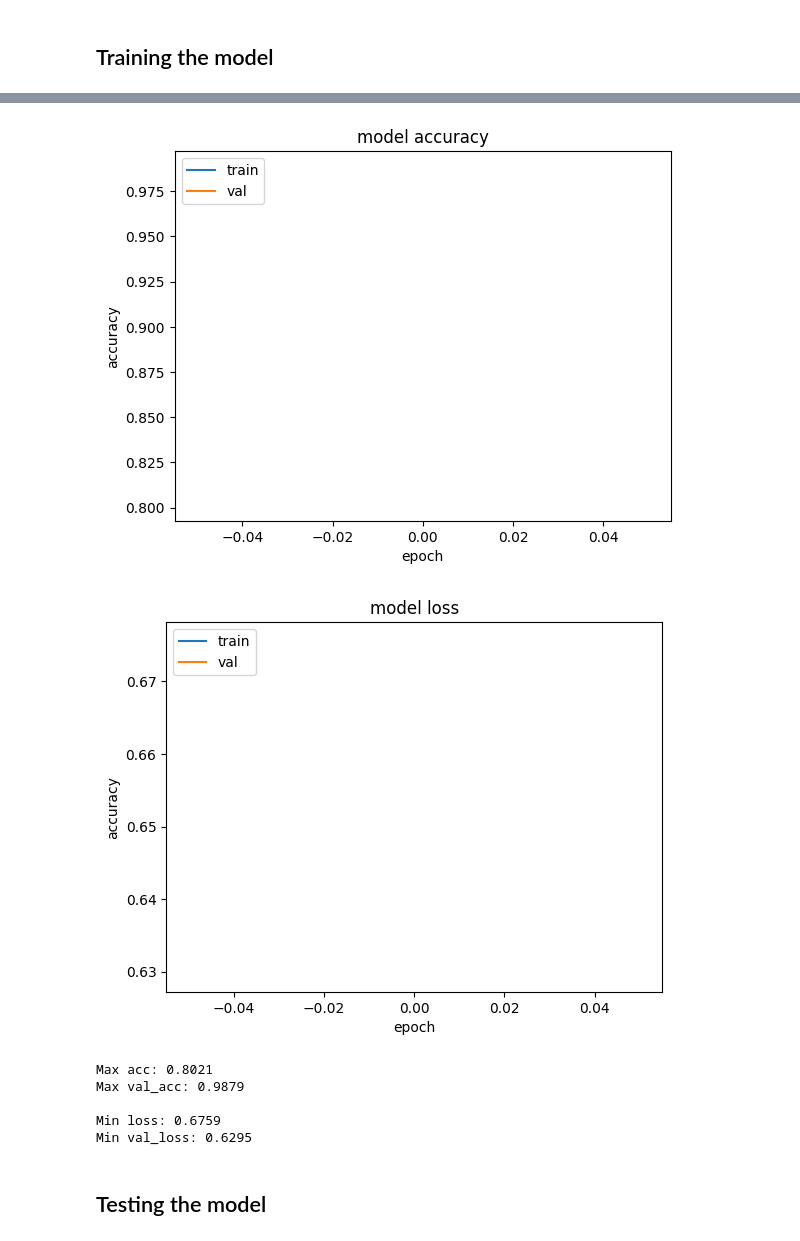
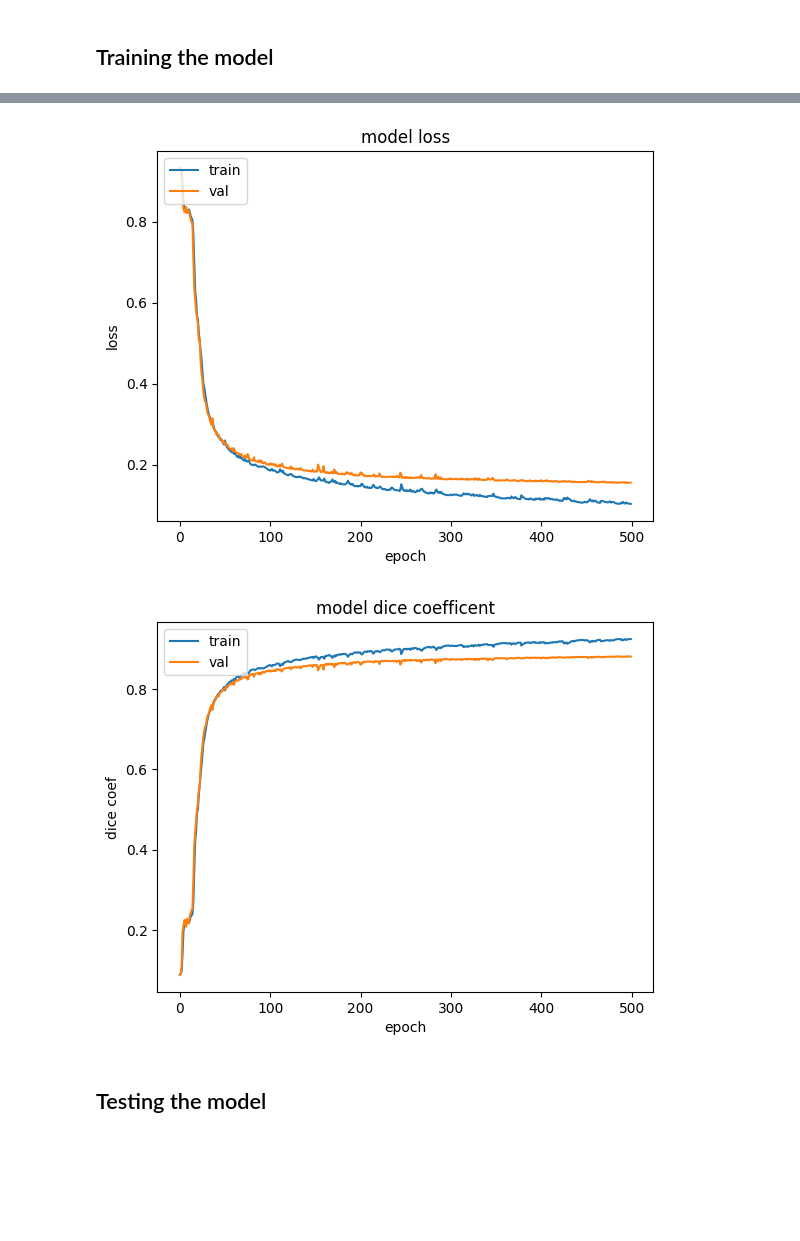
Before and after one commit to chloegroff/masters-code, a Jupyter notebook: CT Segment - Louis.ipynb, the cells around one changed output, grey strips where cells are left out. Cells and saved outputs as stored; diff of their text form; code cells hidden in the pictures; blank space fills up the shorter version.

```diff
--- a/CT Segment - Louis.ipynb
+++ b/CT Segment - Louis.ipynb
@@ -38,7 +40,10 @@ mask_files = glob(r'C:\Users\chloe\DE4\Masters\Dataset\Training_Data\*_s*')
 train_imgs, test_imgs, train_masks, test_masks = train_test_split(image_files, mask_files, test_size = 0.33, random_state= 123)
 
 epochs = 5
-batch_size = 20
+batch_size = 32
+
+count = 0
+ratios = None
 # %% [markdown]
 ## Data Generator
 # %%
@@ -228,0 +321,29 @@ history = model.fit(train_gen, batch_size=batch_size, epochs = 1, validation_dat
+# %%
+train_gen = DataGen(train_imgs, train_masks, batch_size= batch_size, hls = True)
+valid_gen = DataGen(test_imgs, test_masks, batch_size=batch_size, hls = True)
+
+from sklearn.utils import class_weight
+x, y = train_gen.__getitem__(5)
+
+w1s = []
+w2s = []
+for i in y:
+    i = np.reshape(i, (dim,dim))
+    if np.sum(i) != 0:
+        w1s.append(dim**2/(2 * np.sum(i)) )
+        w2s.append(dim**2/(2 * (dim**2 - sum(i))))
+
+print(np.mean(w1s), np.mean(w2s))
+
+
+rs = []
+for i in range(len(train_gen)):
+    _, masks = train_gen.__getitem__(i)
+
+    for j in masks:
+        j = np.reshape(j, (dim,dim))
+        r = sum(j > 0.5) / dim**2
+        rs.append(r)
+
+r = np.mean(rs)
+print(r)
@@ -228,0 +355,3 @@ history = model.fit(train_gen, batch_size=batch_size, epochs = 1, validation_dat
+# %%
+
+history = model.fit(train_gen, batch_size=batch_size, epochs = 500, validation_data= valid_gen)
@@ -229,35 +377,29 @@ history = model.fit(train_gen, batch_size=batch_size, epochs = 1, validation_dat
 # %%
 
-plt.plot(history.history['acc'])
-plt.plot(history.history['val_acc'])
-plt.title('model accuracy')
-plt.ylabel('accuracy')
+plt.plot(history.history['loss'])
+plt.plot(history.history['val_loss'])
+plt.title('model loss')
+plt.ylabel('loss')
 plt.xlabel('epoch')
 plt.legend(['train', 'val'], loc='upper left')
 plt.show()
 # %% [output]
-[figure, old version]
+[figure, new version]
 # %%
-plt.plot(history.history['loss'])
-plt.plot(history.history['val_loss'])
-plt.title('model loss')
-plt.ylabel('accuracy')
+plt.plot(history.history['dice_coef'])
+plt.plot(history.history['val_dice_coef'])
+plt.title('model dice coefficent')
+plt.ylabel('dice coef')
 plt.xlabel('epoch')
 plt.legend(['train', 'val'], loc='upper left')
 plt.show()
 # %% [output]
-[figure, old version]
+[figure, new version]
 # %%
-print("Max acc:", round(max(history.history['acc']),4))
-print("Max val_acc:", round(max(history.history['val_acc']),4))
-print("\nMin loss:", round(min(history.history['loss']),4))
-print("Min val_loss:", round(min(history.history['val_loss']),4))
+# print("Max acc:", round(max(history.history['acc']),4))
+# print("Max val_acc:", round(max(history.history['val_acc']),4))
+# print("\nMin loss:", round(min(history.history['loss']),4))
+# print("Min val_loss:", round(min(history.history['val_loss']),4))
-# %% [output]
-Max acc: 0.8021
-Max val_acc: 0.9879
-
-Min loss: 0.6759
-Min val_loss: 0.6295
 # %% [markdown]
 ## Testing the model
 # %%
```
Also changed, not shown: parts of 19 cells of this notebook.
